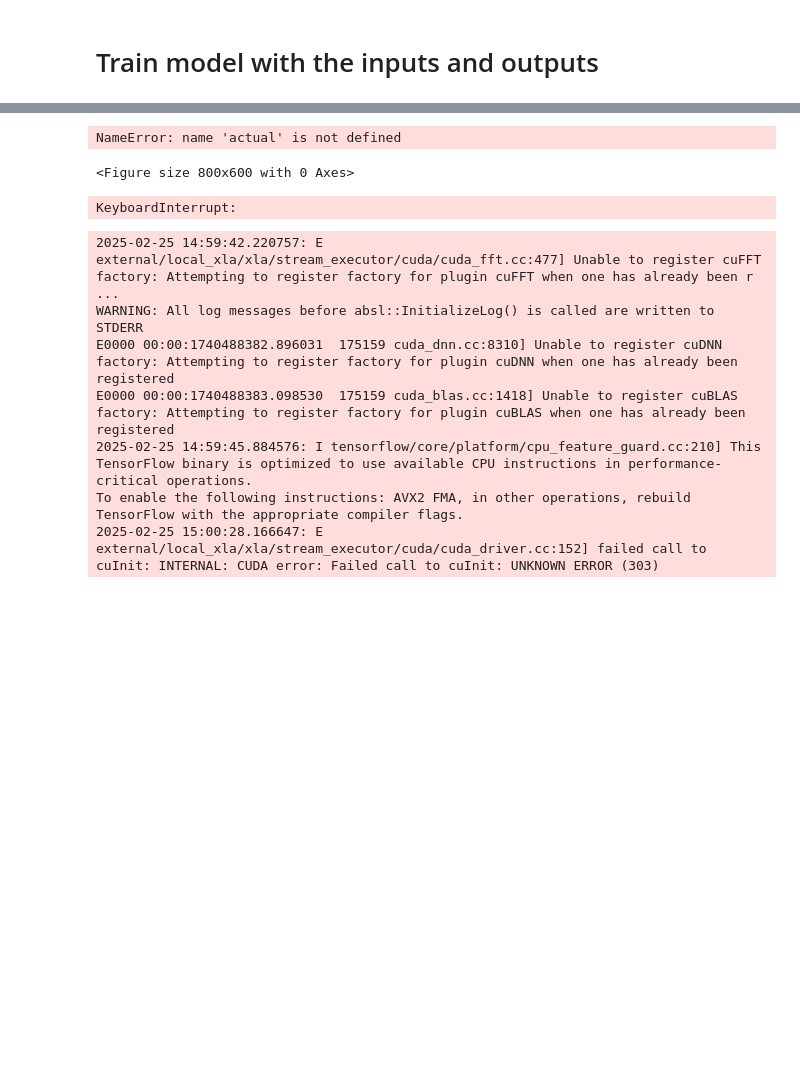
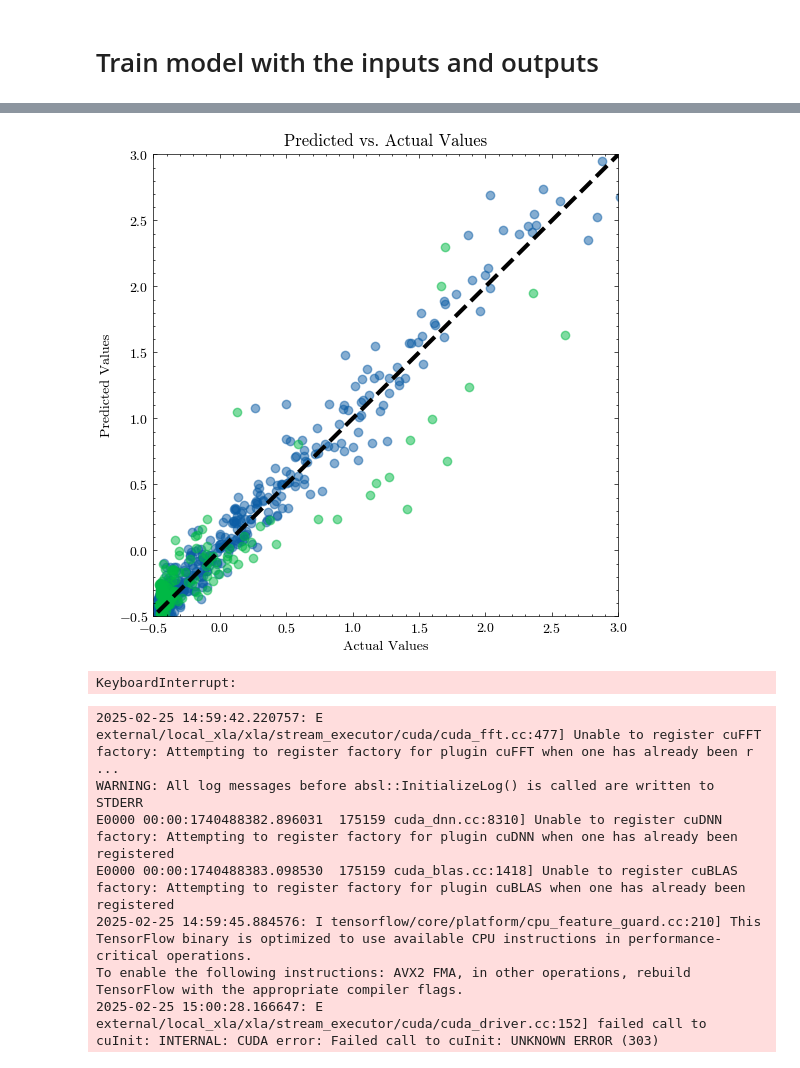
Before and after one commit to DIGIfusion/enchanted-surrogates, a Jupyter notebook: notebooks/model_sprint_anna.ipynb, the cells around one changed output, grey strips where cells are left out. Saved outputs shown, nothing was run; the diff lists cells and outputs as text; code cells hidden in the pictures; blank space fills up the shorter version.

```diff
--- a/notebooks/model_sprint_anna.ipynb
+++ b/notebooks/model_sprint_anna.ipynb
@@ -153,3 +227,10 @@ print(outputs_test.shape)
+# %%
+from sklearn.preprocessing import StandardScaler
+scaler = StandardScaler()
+inputs_train_scaled = scaler.fit_transform(inputs_train)
+outputs_train_scaled = scaler.fit_transform(outputs_train)
+inputs_test_scaled = scaler.fit_transform(inputs_test)
+outputs_test_scaled = scaler.fit_transform(outputs_test)
 # %%
 import torch
 import torch.nn as nn
@@ -286,14 +379,16 @@ IndexError: tuple index out of range
 # %%
-plt.figure(figsize=(8, 6))
-plt.scatter(actual[:, 0], predicted[:, 0], alpha=0.5)
+plt.figure(figsize=(6, 6))
+plt.scatter(train_actuals[:, 1], train_predictions[:, 1], alpha=0.5)
+plt.scatter(test_actuals[:, 1], test_predictions[:, 1], alpha=0.5)
 plt.title('Predicted vs. Actual Values')
 plt.xlabel('Actual Values')
 plt.ylabel('Predicted Values')
-plt.plot([actual.min(), actual.max()], [actual.min(), actual.max()], 'k--', lw=3)  # Diagonal line
+plt.ylim(-0.5,3)
+plt.xlim(-0.5,3)
+plt.plot([-1, 7], [-1, 7], 'k--', lw=3)  # Diagonal line
 plt.show()
 # %% [output]
-NameError: name 'actual' is not defined
-<Figure size 800x600 with 0 Axes>
+[figure, added]
 # %%
 import torch
 import matplotlib.pyplot as plt
```
Also changed, not shown: parts of 7 cells of this notebook, 2 other files.
